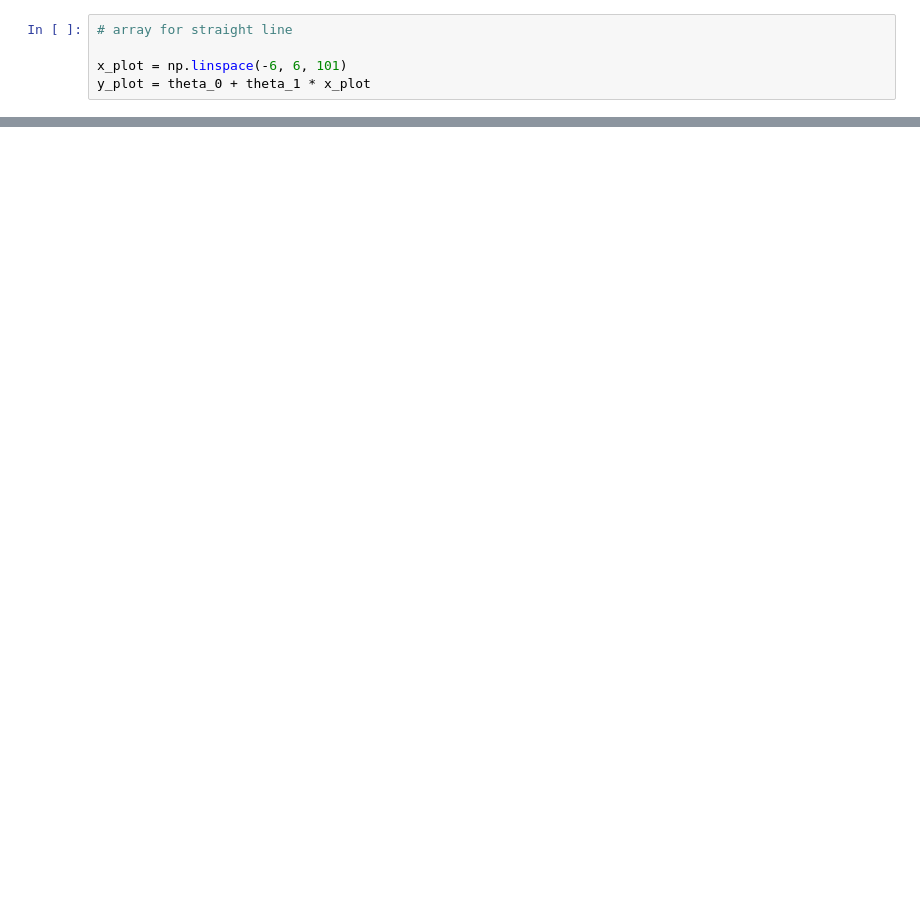
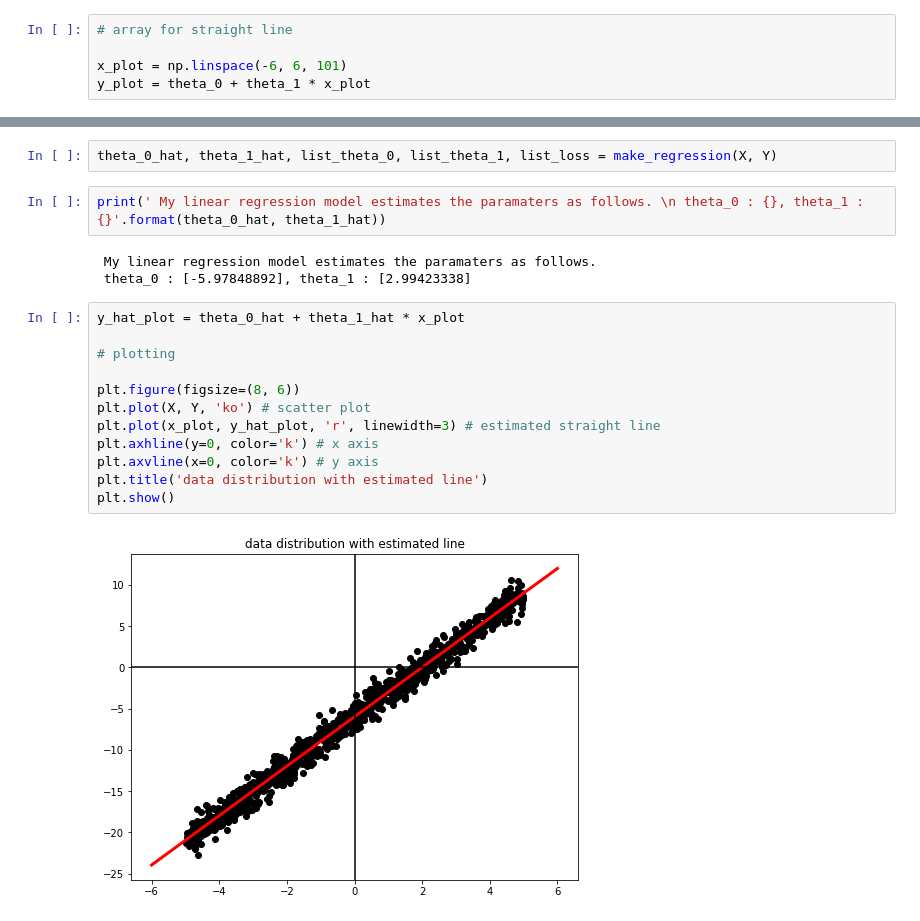
Before and after one commit to BaeHyungjun/2020-1-MachineLearning, a Jupyter notebook: 20152410_배형준_머신러닝_과제2.ipynb, the cells around one changed output, grey strips where cells are left out. Saved outputs shown, nothing was run; the diff lists cells and outputs as text; blank space fills up the shorter version.

```diff
--- a/20152410_배형준_머신러닝_과제2.ipynb
+++ b/20152410_배형준_머신러닝_과제2.ipynb
@@ -36,0 +96,21 @@ plt.show()
+# %%
+theta_0_hat, theta_1_hat, list_theta_0, list_theta_1, list_loss = make_regression(X, Y)
+# %%
+print(' My linear regression model estimates the paramaters as follows. \n theta_0 : {}, theta_1 : {}'.format(theta_0_hat, theta_1_hat))
+# %% [output]
+ My linear regression model estimates the paramaters as follows.
+ theta_0 : [-5.97848892], theta_1 : [2.99423338]
+# %%
+y_hat_plot = theta_0_hat + theta_1_hat * x_plot
+
+# plotting
+
+plt.figure(figsize=(8, 6))
+plt.plot(X, Y, 'ko') # scatter plot
+plt.plot(x_plot, y_hat_plot, 'r', linewidth=3) # estimated straight line
+plt.axhline(y=0, color='k') # x axis
+plt.axvline(x=0, color='k') # y axis
+plt.title('data distribution with estimated line')
+plt.show()
+# %% [output]
+[figure, added]
```
Also changed, not shown: parts of 4 cells of this notebook.
